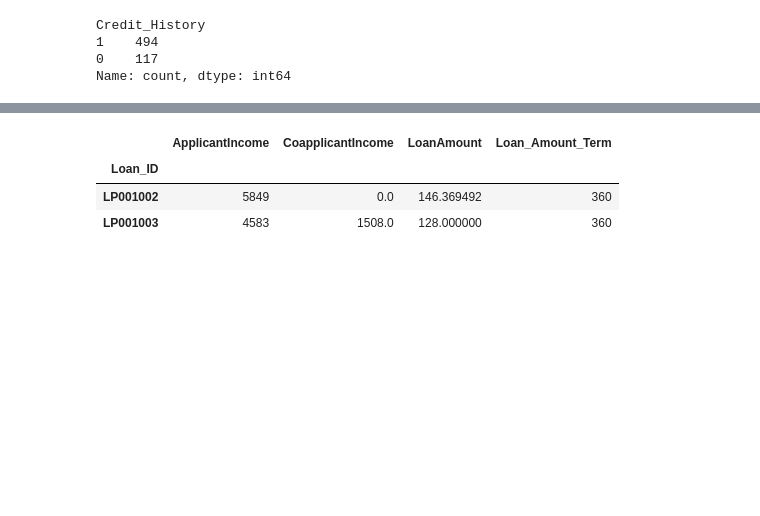
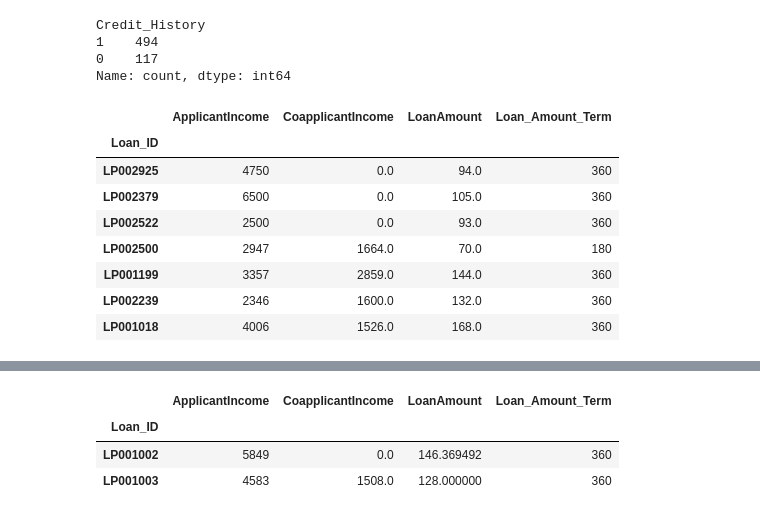
Before and after one commit to AnuOluwatomiwa/explainable-ai-credit-risk-assessment-project, a Jupyter notebook: documentation/credit.ipynb, the cells around one changed output, grey strips where cells are left out. Saved outputs shown, nothing was run; the diff lists cells and outputs as text; code cells hidden in the pictures; blank space fills up the shorter version.

```diff
--- a/documentation/credit.ipynb
+++ b/documentation/credit.ipynb
@@ -359,6 +359,18 @@ Name: count, dtype: int64
 # %%
 perfect_cat_values = pd.concat([perfect_cat_values, num_values['Credit_History']], axis = 1)
 num_values = num_values.drop('Credit_History', axis = 1)
+# %%
+num_values.sample(7)
+# %% [output]
+|  | ApplicantIncome | CoapplicantIncome | LoanAmount | Loan_Amount_Term |
+| Loan_ID |  |  |  |  |
+| LP002925 | 4750 | 0.0 | 94.0 | 360 |
+| LP002379 | 6500 | 0.0 | 105.0 | 360 |
+| LP002522 | 2500 | 0.0 | 93.0 | 360 |
+| LP002500 | 2947 | 1664.0 | 70.0 | 180 |
+| LP001199 | 3357 | 2859.0 | 144.0 | 360 |
+| LP002239 | 2346 | 1600.0 | 132.0 | 360 |
+| LP001018 | 4006 | 1526.0 | 168.0 | 360 |
 # %%
 perfect_cat_values.head(2)
 # %% [output]
```
Also changed, not shown: parts of 5 cells of this notebook, 7 other files.
